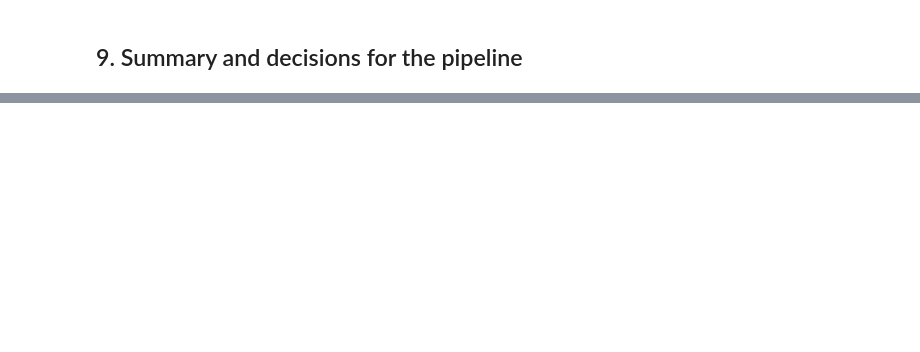
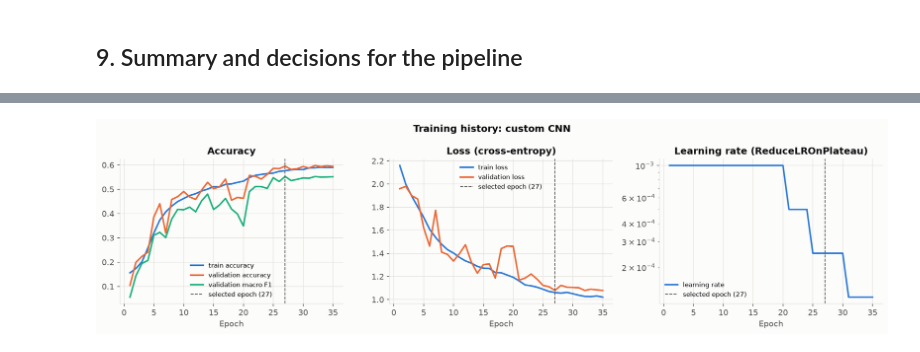
Before and after one commit to Kashish-13/Emotion_Detection_System, a Jupyter notebook: notebooks/eda_and_model_analysis.ipynb, the cells around one changed output, grey strips where cells are left out. Cells and saved outputs as stored; diff of their text form; code cells hidden in the pictures; blank space fills up the shorter version.

```diff
--- a/notebooks/eda_and_model_analysis.ipynb
+++ b/notebooks/eda_and_model_analysis.ipynb
@@ -403,0 +553,5 @@ These decisions are carried into `src/preprocessing.py` and `src/train.py`.
+# %%
+from IPython.display import Image
+Image(filename=str(config.RESULTS_DIR / "training_curves.png"))
+# %% [output]
+[figure, added]
```
Also changed, not shown: parts of 24 cells of this notebook, 2 other files.
